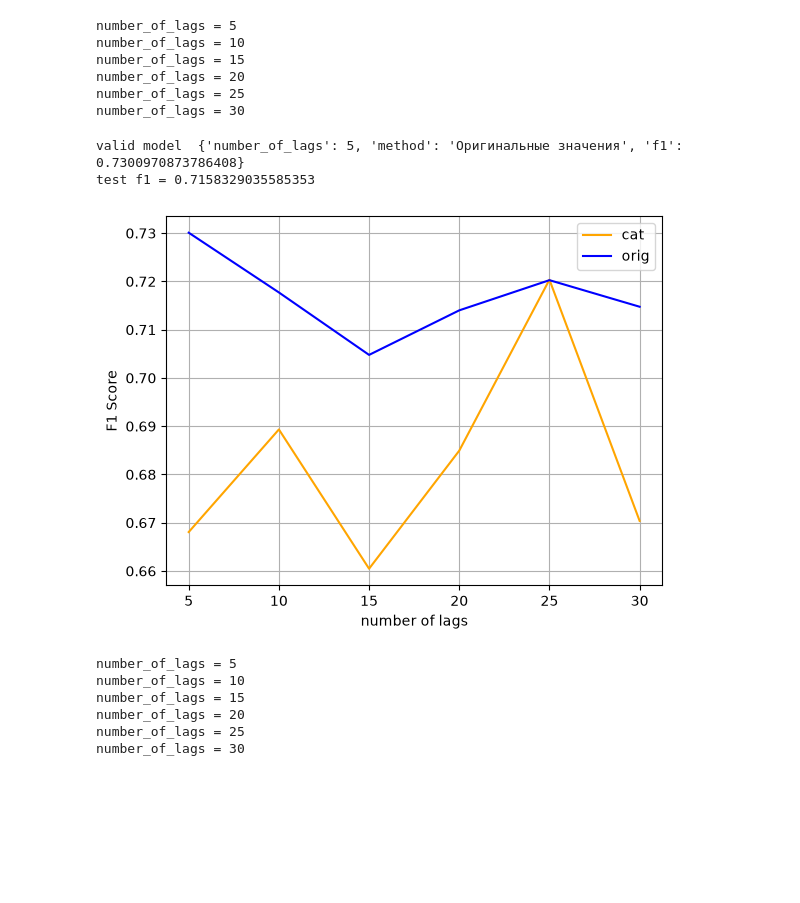
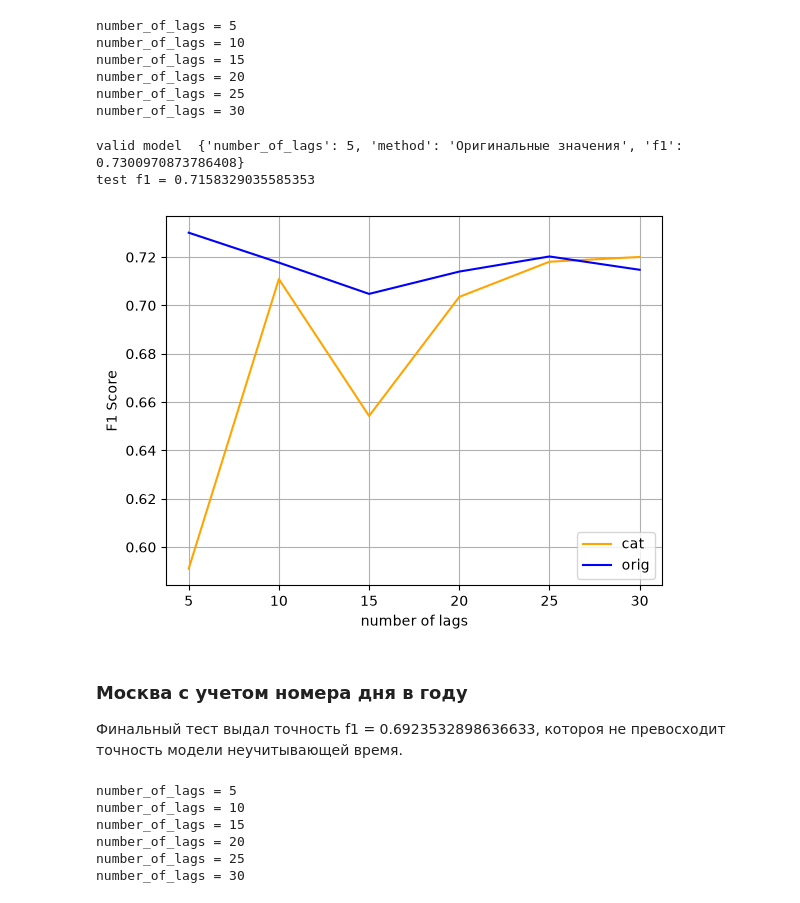
Before and after one commit to E1Gri/AI-Forecast, a Jupyter notebook: model_training.ipynb, the cells around one changed output. Cells and saved outputs as stored; diff of their text form; code cells hidden in the pictures; blank space fills up the shorter version.

```diff
--- a/model_training.ipynb
+++ b/model_training.ipynb
@@ -249,7 +276,12 @@ def train_model(df, number_of_lags, cat = False, drop_time = True):
     means = None
 
     if cat == True:
-        df, means = encode_data(df)
+        train_size = int((len(df) - number_of_lags) * 0.8)
+        train_end = number_of_lags + train_size
+
+        _, means = encode_data(df.iloc[:train_end])
+        df, _ = encode_data(df, means)
+
         method = "Категориальный"
     else:
         method = "Оригинальные значения"
@@ -382,5 +431,5 @@ test f1 = 0.6940427993059572
 # %%
-best_model, history = find_best_model(spb_df)
+no_date_spb_best_model, history = find_best_model(spb_df, drop_time=True)
 # %% [output]
 number_of_lags = 5
 number_of_lags = 10
@@ -389,11 +438,13 @@ number_of_lags = 20
 number_of_lags = 25
 number_of_lags = 30
 # %%
-do_final_test(spb_df, best_model)
-
+do_final_test(spb_df, no_date_spb_best_model, drop_time=True)
 draw_model_stats(history)
 # %% [output]
 valid model  {'number_of_lags': 5, 'method': 'Оригинальные значения', 'f1': 0.7300970873786408}
 test f1 = 0.7158329035585353
-[figure, old version]
+[figure, new version]
+# %% [markdown]
+### Москва с учетом номера дня в году
+Финальный тест выдал точность f1 = 0.6923532898636633, котороя не превосходит точность модели неучитывающей время.
 # %%
```
Also changed, not shown: parts of 26 cells of this notebook, 3 other files.
